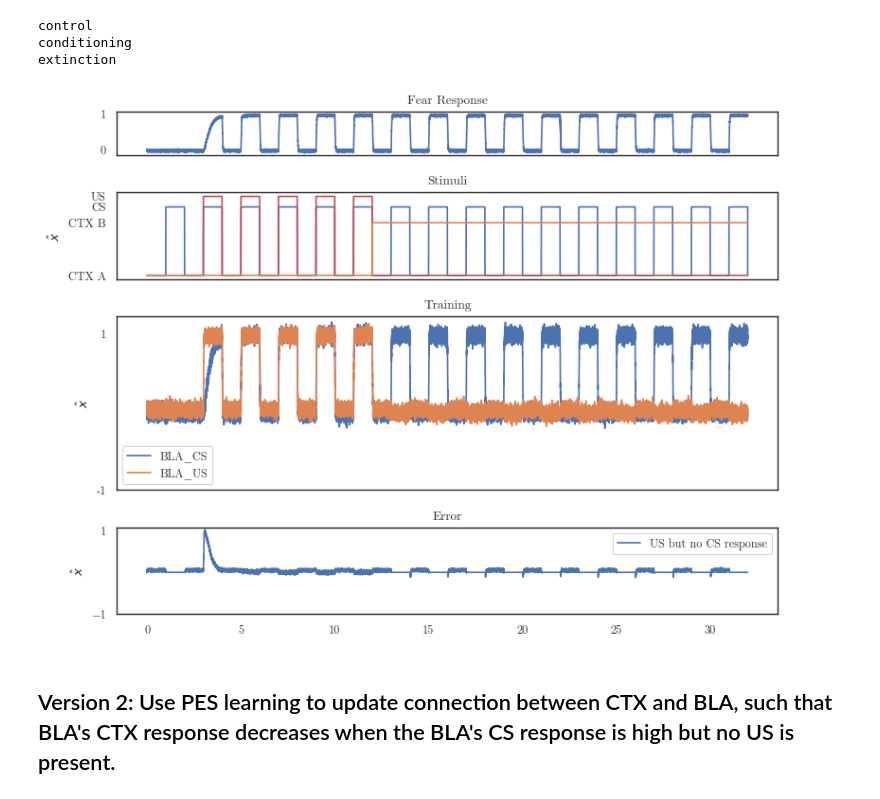
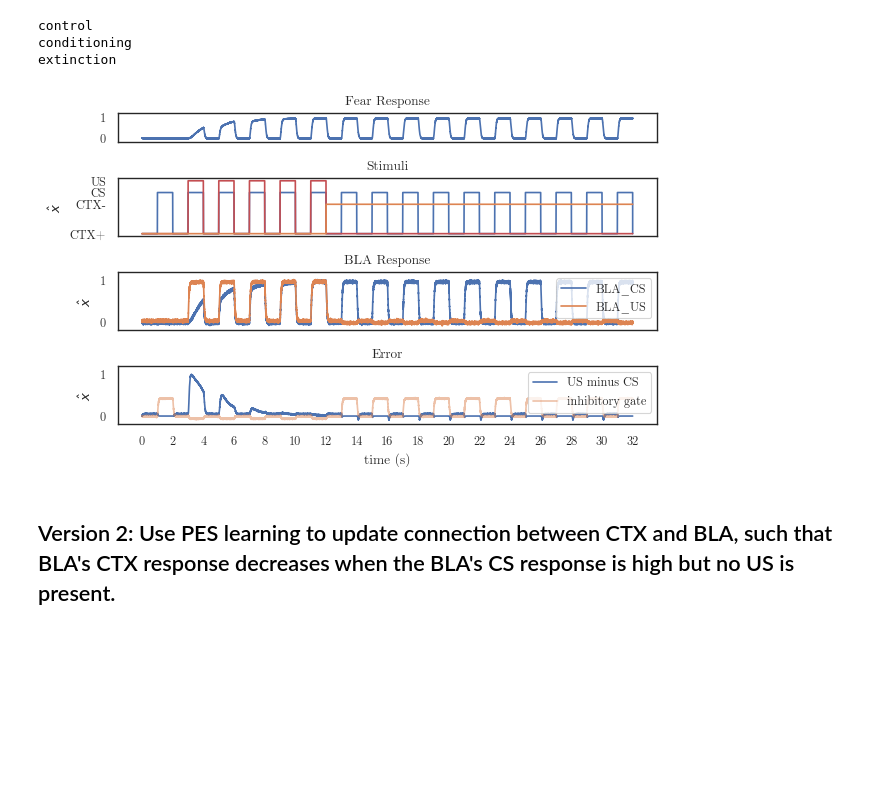
Before and after one commit to psipeter/amygdala, a Jupyter notebook: model1.1.ipynb, the cells around one changed output. Drawn from its saved outputs; the diff is of its cells as text; code cells hidden in the pictures; blank space fills up the shorter version.

Commit message:
improved plotting in model 1.1 for inclusion in thesis

```diff
--- a/model1.1.ipynb
+++ b/model1.1.ipynb
@@ -76,7 +76,7 @@ dInh = -3e0*np.ones((nNeurons, 1))
 # %%
 net = nengo.Network(seed=seed)
-net.config[nengo.Connection].synapse = 0.01
-net.config[nengo.Probe].synapse = 0.01
+net.config[nengo.Connection].synapse = 0.03
+net.config[nengo.Probe].synapse = 0.03
 
 with net:
     # inputs and outputs
@@ -138,27 +138,31 @@ control
 conditioning
 extinction
 # %%
-fig, axes = plt.subplots(nrows=4, ncols=1, sharex=True, figsize=((8,6)), gridspec_kw={'height_ratios': [1,2,4,2]})
+fig, axes = plt.subplots(nrows=4, ncols=1, sharex=True, figsize=((6.38,4)), gridspec_kw={'height_ratios': [1,2,2,2]})
 axes[0].plot(sim.trange(), sim.data[pFear])
-axes[0].set(yticks=((0, 1)), ylabel=None, title="Fear Response")
-axes[1].plot(sim.trange(), 1.3*np.linalg.norm(sim.data[pCS], ord=2, axis=1), label="CS present")
-axes[1].plot(sim.trange(), 1.5*sim.data[pUS], label="US", c='r')
+axes[0].set(yticks=((0, 1)), ylim=((-0.2, 1.2)), ylabel=None, title="Fear Response")
+axes[1].plot(sim.trange(), 1.4*np.linalg.norm(sim.data[pCS], ord=2, axis=1), label="CS present")
+axes[1].plot(sim.trange(), 1.8*sim.data[pUS], label="US", c='r')
+# axes[1].legend()
 ctxA_idx = np.where(sim.data[pCTX]==inputs.CTXs[0])[0]
 ctxB_idx = np.where(sim.data[pCTX]==inputs.CTXs[1])[0]
 ctx_signal = np.zeros((sim.trange().shape[0]))
 ctx_signal[ctxB_idx] = 1
 axes[1].plot(sim.trange(), ctx_signal, label="CTX")
-axes[1].set(yticks=((0,1,1.3,1.5)), yticklabels=(("CTX A","CTX B","CS","US")), ylabel=r"$\hat{x}$", title="Stimuli")
+axes[1].set(yticks=((0,1,1.4,1.8)), yticklabels=(("CTX+","CTX-","CS","US")), ylabel=r"$\hat{x}$", title="Stimuli")
 axes[2].plot(sim.trange(), sim.data[pBLA][:,0], label="BLA_CS")
 axes[2].plot(sim.trange(), sim.data[pBLA][:,1], label="BLA_US")
-axes[2].legend()
-axes[2].set(yticks=((-1, 1)), yticklabels=((-1,1)), ylabel=r"$\hat{x}$", title="Training")
-axes[3].plot(sim.trange(), sim.data[pError_CS_fear], label="US but no CS response")
-axes[3].legend()
-axes[3].set(ylabel=r"$\hat{x}$", title="Error", yticks=((-1,1)))
+axes[2].legend(loc='upper right')
+axes[2].set(ylabel=r"$\hat{x}$", title="BLA Response", yticks=((0, 1)), ylim=((-0.2, 1.2)))
+axes[3].plot(sim.trange(), sim.data[pError_CS_fear], label="US minus CS")
+axes[3].plot(sim.trange(), 0.5 * (sim.data[pGate][:,0] - sim.data[pGate][:,1]), alpha=0.5, label="inhibitory gate")
+axes[3].legend(loc='upper right')
+axes[3].set(ylabel=r"$\hat{x}$", title="Error", xlabel="time (s)",
+            xticks=np.arange(0, 34, 2), yticks=((0, 1)), ylim=((-0.2, 1.2)))
 plt.tight_layout()
+fig.savefig("model1_acquisition.svg")
 # %% [output]
-[figure, old version]
+[figure, new version]
 # %% [markdown]
 ## Version 2: Use PES learning to update connection between CTX and BLA, such that BLA's CTX response decreases when the BLA's CS response is high but no US is present.
 # %%
```
Also changed, not shown: parts of 21 cells of this notebook.
